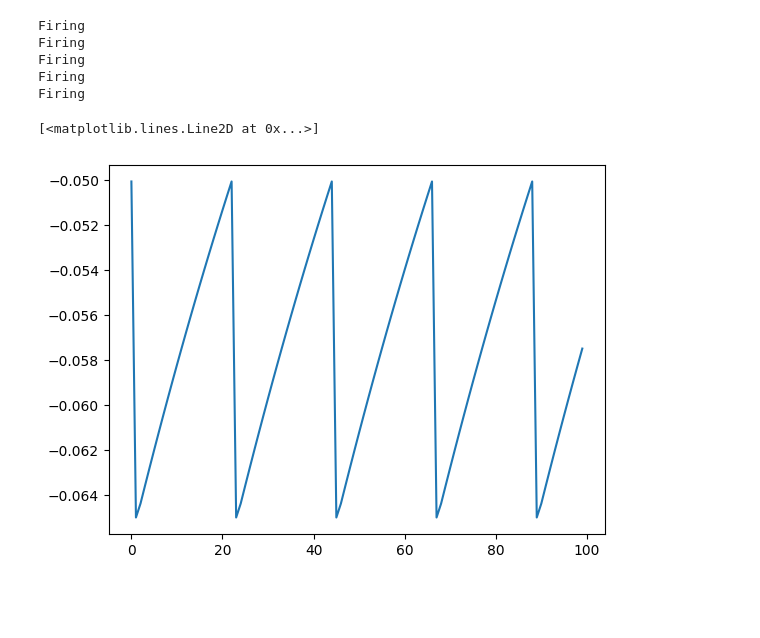
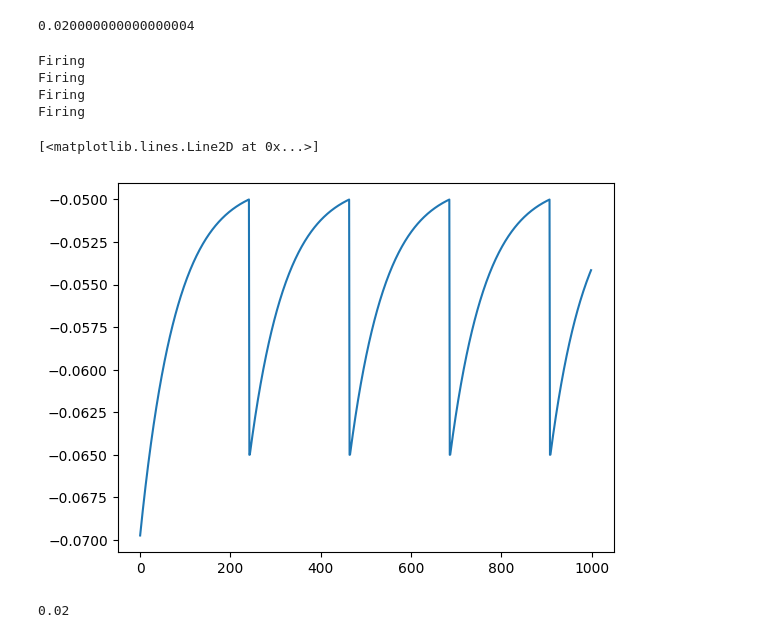
Before and after one commit to mariakesa/MITNeuralComputation, a Jupyter notebook: ProblemSet1/spiking_neuron.ipynb, the cells around one changed output. Saved outputs shown, nothing was run; the diff lists cells and outputs as text; code cells hidden in the pictures; blank space fills up the shorter version.

```diff
--- a/ProblemSet1/spiking_neuron.ipynb
+++ b/ProblemSet1/spiking_neuron.ipynb
@@ -8,30 +8,37 @@ FIRING_THRESHOLD = -50*10**-3#*b2.mV
 MEMBRANE_RESISTANCE = 10.*10**6 #* b2.Mohm
 MEMBRANE_TIME_SCALE = 8.*10**-3 #* b2.ms
 ABSOLUTE_REFRACTORY_PERIOD = 2.0*10**-3 #* b2.ms
+# %%
+FIRING_THRESHOLD-V_REST
+# %% [output]
+0.020000000000000004
 # %%
 u_rest=V_REST
 tau=MEMBRANE_TIME_SCALE
 R=MEMBRANE_RESISTANCE
-I=7*10**-9
+I=2.1*10**-9
 u=V_REST
 # %%
 derivative=(-(u-u_rest)+R*I)/tau
-t_ts=range(0,100)
+t_ts=range(0,1000)
 u_ts=[]
-for t in range(0,100):
+for t in range(0,1000):
     u+=derivative*0.0001
     derivative=(-(u-u_rest)+R*I)/tau
     if u>=FIRING_THRESHOLD:
         print("Firing")
         u=V_RESET
     u_ts.append(u)
     #print(u)
 plt.plot(t_ts,u_ts)
 # %% [output]
 Firing
 Firing
 Firing
 Firing
-Firing
 [<matplotlib.lines.Line2D at 0x...>]
-[figure, old version]
+[figure, new version]
+# %%
+print(I*R)
+# %% [output]
+0.02
```
